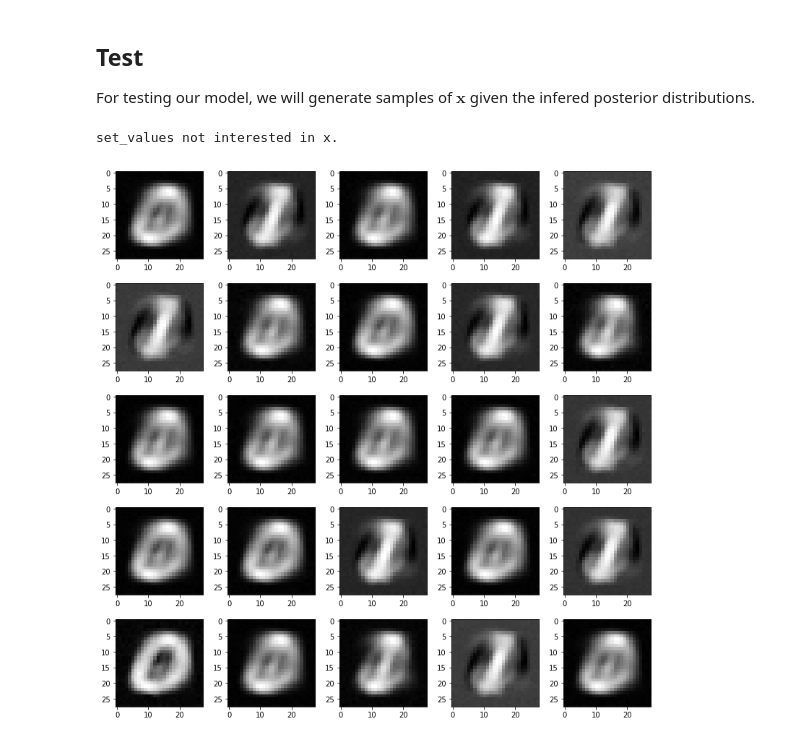
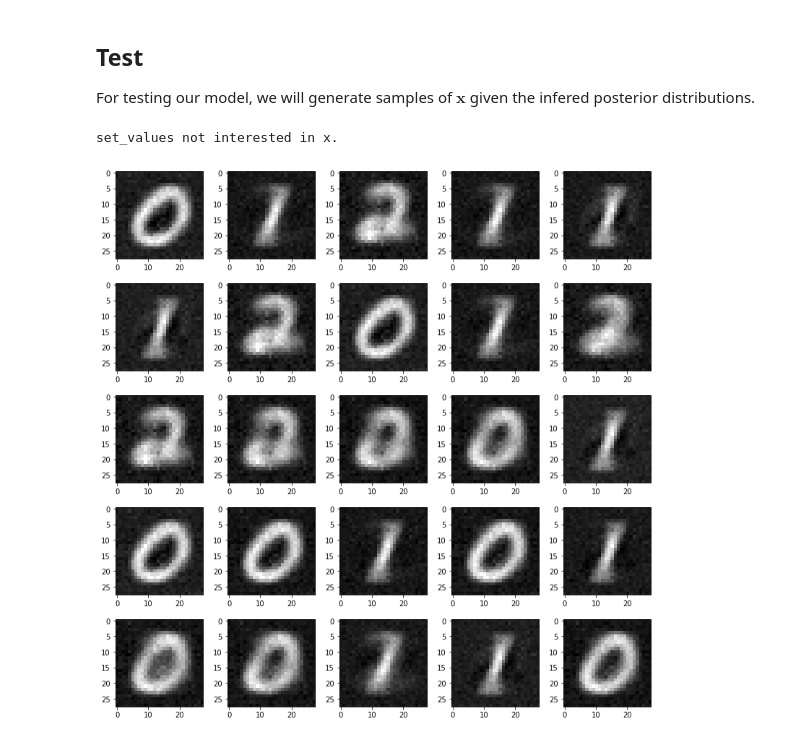
Before and after one commit to PGM-Lab/ProbModelsDNNs, a Jupyter notebook: notebooks/Example6-NLPCA.ipynb, the cells around one changed output. Saved outputs shown, nothing was run; the diff lists cells and outputs as text; code cells hidden in the pictures.

Commit message:
NLPCA notebook

```diff
--- a/notebooks/Example6-NLPCA.ipynb
+++ b/notebooks/Example6-NLPCA.ipynb
@@ -135,7 +183,9 @@ $\cal{L}(\boldsymbol{\lambda},\boldsymbol{\phi})  = \mathbb{E}_q [\ln p(\boldsym
 In Edward, this is done as follows.
 # %%
 def set_values(**model_kwargs):
+    """Creates a value-setting interceptor."""
     def interceptor(f, *args, **kwargs):
+        """Sets random variable values to its aligned value."""
         name = kwargs.get("name")
         if name in model_kwargs:
             kwargs["value"] = model_kwargs[name]
@@ -145,17 +195,19 @@ def set_values(**model_kwargs):
     return interceptor
 
 
-qz, qbeta = Q(k, d, N)
+qz, qw = Q(k, d0, d1)
 
-with ed.interception(set_values(beta=qbeta, z=qz, x=x_train)):
-    pz, pbeta, px = pca(k, d, N)
+qw_dict = {v.distribution.name.split("_")[0][1:] : v for v in qw}
 
-energy = tf.reduce_sum(pbeta.distribution.log_prob(pbeta.value)) + \
-         tf.reduce_sum(pz.distribution.log_prob(pz.value)) + \
-         tf.reduce_sum(px.distribution.log_prob(px.value))
+with ed.interception(set_values(z=qz, x=x_train, **qw_dict)):
+    pz, pw, px = nlpca(k, d0, d1, N, decoder)
 
-entropy = tf.reduce_sum(qbeta.distribution.log_prob(qbeta.value)) + \
-          tf.reduce_sum(qz.distribution.log_prob(qz.value))
+energy = tf.reduce_sum(pz.distribution.log_prob(pz.value)) + \
+         tf.reduce_sum(px.distribution.log_prob(px.value)) + \
+         tf.reduce_sum([tf.reduce_sum(v.distribution.log_prob(v.value)) for v in pw])
+
+entropy = tf.reduce_sum(qz.distribution.log_prob(qz.value)) + \
+          tf.reduce_sum([tf.reduce_sum(v.distribution.log_prob(v.value)) for v in qw])
 
 elbo = energy - entropy
 
@@ -181,10 +237,8 @@ with tf.Session() as sess:
                 str_elbo = str(t[-1] / 1000) + " k"
                 print("\n" + str(i) + " epochs\t" + str_elbo, end="", flush=True)
 
-        # Extract the posterior
-
-        post = {"z": sess.run(qz.distribution.loc),
-        "beta": sess.run(qbeta.distribution.loc),
-               }
+    # extract the inferred parameters
+    postw = {k: sess.run(v) for k, v in qw_dict.items()}
+    post = {"z": sess.run(qz.distribution.loc), **postw}
 # %% [output]
 .
@@ -228,16 +281,14 @@ for c in range(0, len(DIG)):
 
 For testing our model, we will generate samples of $\boldsymbol{x}$ given the infered posterior distributions.
 # %%
-
 with ed.interception(set_values(**post)):
-    generate = pca(k,d,N)
+    generate = nlpca(k, d0, d1, N, decoder)
 
 with tf.Session() as sess:
     _, _, x_gen = sess.run(generate)
 
-
 # plot the digits
 mnist.plot_digits(x_gen, grid=[5,5])
 # %% [output]
 set_values not interested in x.
-[figure, old version]
+[figure, new version]
```
Also changed, not shown: parts of 18 cells of this notebook, 1 other file.
